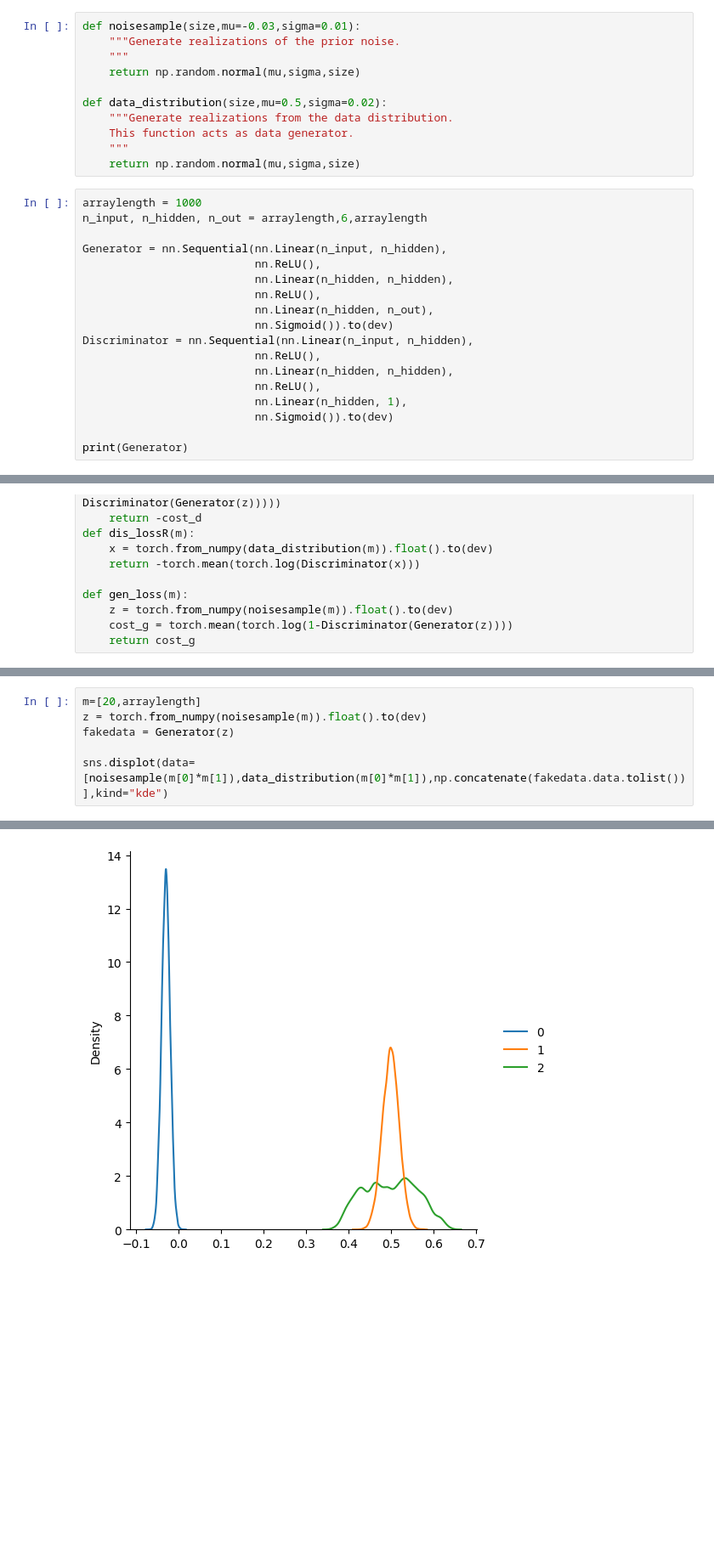
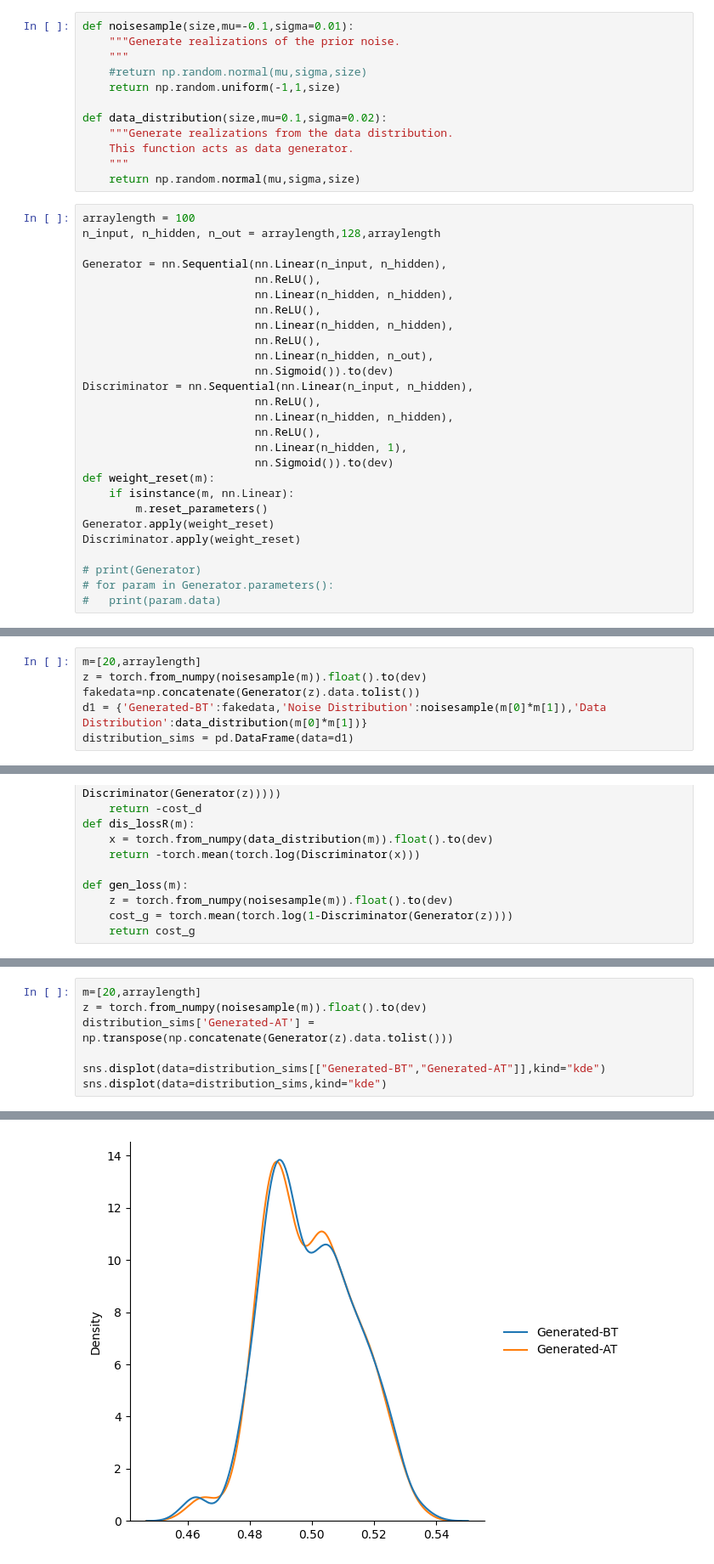
Before and after one commit to WvdL1995/GANs, a Jupyter notebook: GANs.ipynb, the cells around one changed output, grey strips where cells are left out. Shown at 85% size. Drawn from its saved outputs; the diff is of its cells as text; blank space fills up the shorter version.

```diff
--- a/GANs.ipynb
+++ b/GANs.ipynb
@@ -34,21 +31,24 @@ This distribution is defined as a normal distribution.
 The second distribution acts as the real data.
 From this distribution samples are taken during the training process.
 # %%
-def noisesample(size,mu=-0.03,sigma=0.01):
+def noisesample(size,mu=-0.1,sigma=0.01):
     """Generate realizations of the prior noise.
     """
-    return np.random.normal(mu,sigma,size)
+    #return np.random.normal(mu,sigma,size)
+    return np.random.uniform(-1,1,size)
 
-def data_distribution(size,mu=0.5,sigma=0.02):
+def data_distribution(size,mu=0.1,sigma=0.02):
     """Generate realizations from the data distribution.
     This function acts as data generator.
     """
     return np.random.normal(mu,sigma,size)
 # %%
-arraylength = 1000
-n_input, n_hidden, n_out = arraylength,6,arraylength
+arraylength = 100
+n_input, n_hidden, n_out = arraylength,128,arraylength
 
 Generator = nn.Sequential(nn.Linear(n_input, n_hidden),
+                          nn.ReLU(),
+                          nn.Linear(n_hidden, n_hidden),
                           nn.ReLU(),
                           nn.Linear(n_hidden, n_hidden),
                           nn.ReLU(),
@@ -60,7 +60,14 @@ Discriminator = nn.Sequential(nn.Linear(n_input, n_hidden),
                           nn.ReLU(),
                           nn.Linear(n_hidden, 1),
                           nn.Sigmoid()).to(dev)
+def weight_reset(m):
+    if isinstance(m, nn.Linear):
+        m.reset_parameters()
+Generator.apply(weight_reset)
+Discriminator.apply(weight_reset)
 
-print(Generator)
+# print(Generator)
+# for param in Generator.parameters():
+#   print(param.data)
 # %% [output]
 Sequential(
@@ -72,5 +79,11 @@ Sequential(
   (5): Sigmoid()
 )
+# %%
+m=[20,arraylength]
+z = torch.from_numpy(noisesample(m)).float().to(dev)
+fakedata=np.concatenate(Generator(z).data.tolist())
+d1 = {'Generated-BT':fakedata,'Noise Distribution':noisesample(m[0]*m[1]),'Data Distribution':data_distribution(m[0]*m[1])}
+distribution_sims = pd.DataFrame(data=d1)
 # %%
 def tot_loss(m):
     x = torch.from_numpy(data_distribution(m)).float().to(dev)
@@ -124,9 +138,10 @@ KeyboardInterrupt:
 # %%
 m=[20,arraylength]
 z = torch.from_numpy(noisesample(m)).float().to(dev)
-fakedata = Generator(z)
+distribution_sims['Generated-AT'] = np.transpose(np.concatenate(Generator(z).data.tolist()))
 
-sns.displot(data=[noisesample(m[0]*m[1]),data_distribution(m[0]*m[1]),np.concatenate(fakedata.data.tolist())],kind="kde")
+sns.displot(data=distribution_sims[["Generated-BT","Generated-AT"]],kind="kde")
+sns.displot(data=distribution_sims,kind="kde")
 # %% [output]
 <seaborn.axisgrid.FacetGrid at 0x...>
-[figure, old version]
+[figure, new version]
```
Also changed, not shown: parts of 6 cells of this notebook.
